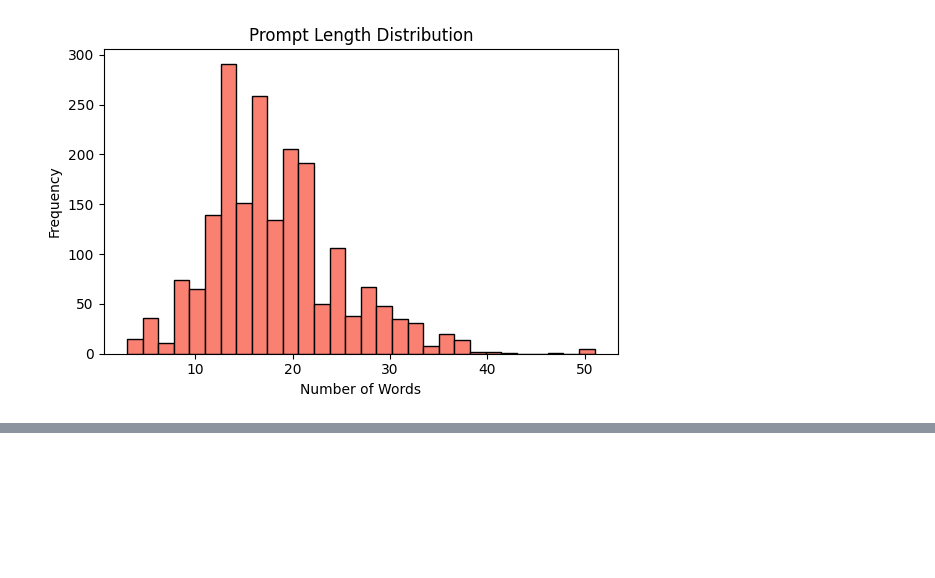
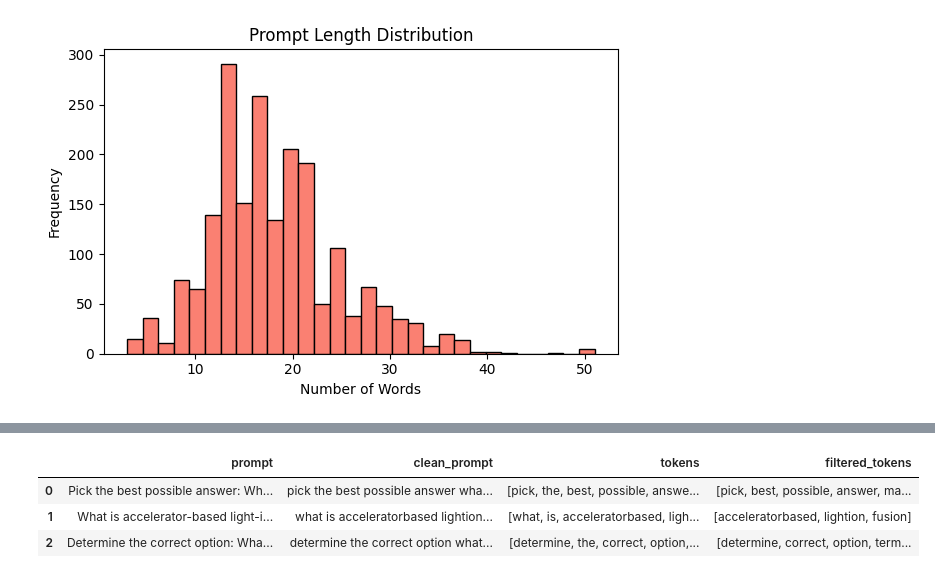
Before and after one commit to Aryan-kashyap25/smart-MCQ-Solver-Challenge, a Jupyter notebook: kaggle-notebook.ipynb, the cells around one changed output, grey strips where cells are left out. Saved outputs shown, nothing was run; the diff lists cells and outputs as text; code cells hidden in the pictures; blank space fills up the shorter version.

```diff
--- a/kaggle-notebook.ipynb
+++ b/kaggle-notebook.ipynb
@@ -189,0 +212,17 @@ plt.show()
+# %%
+# Tokenization (split by whitespace)
+
+train["tokens"] = train["clean_prompt"].apply(lambda x: x.split())
+# %%
+# Remove stop words
+
+train["filtered_tokens"] = train["tokens"].apply(
+    lambda words: [w for w in words if w not in ENGLISH_STOP_WORDS]
+)
+# %%
+train[["prompt", "clean_prompt", "tokens", "filtered_tokens"]].head(3)
+# %% [output]
+|  | prompt | clean_prompt | tokens | filtered_tokens |
+| 0 | Pick the best possible answer: Wh... | pick the best possible answer wha... | [pick, the, best, possible, answe... | [pick, best, possible, answer, ma... |
+| 1 | What is accelerator-based light-i... | what is acceleratorbased lightion... | [what, is, acceleratorbased, ligh... | [acceleratorbased, lightion, fusion] |
+| 2 | Determine the correct option: Wha... | determine the correct option what... | [determine, the, correct, option,... | [determine, correct, option, term... |
```
Also changed, not shown: parts of 4 cells of this notebook.
